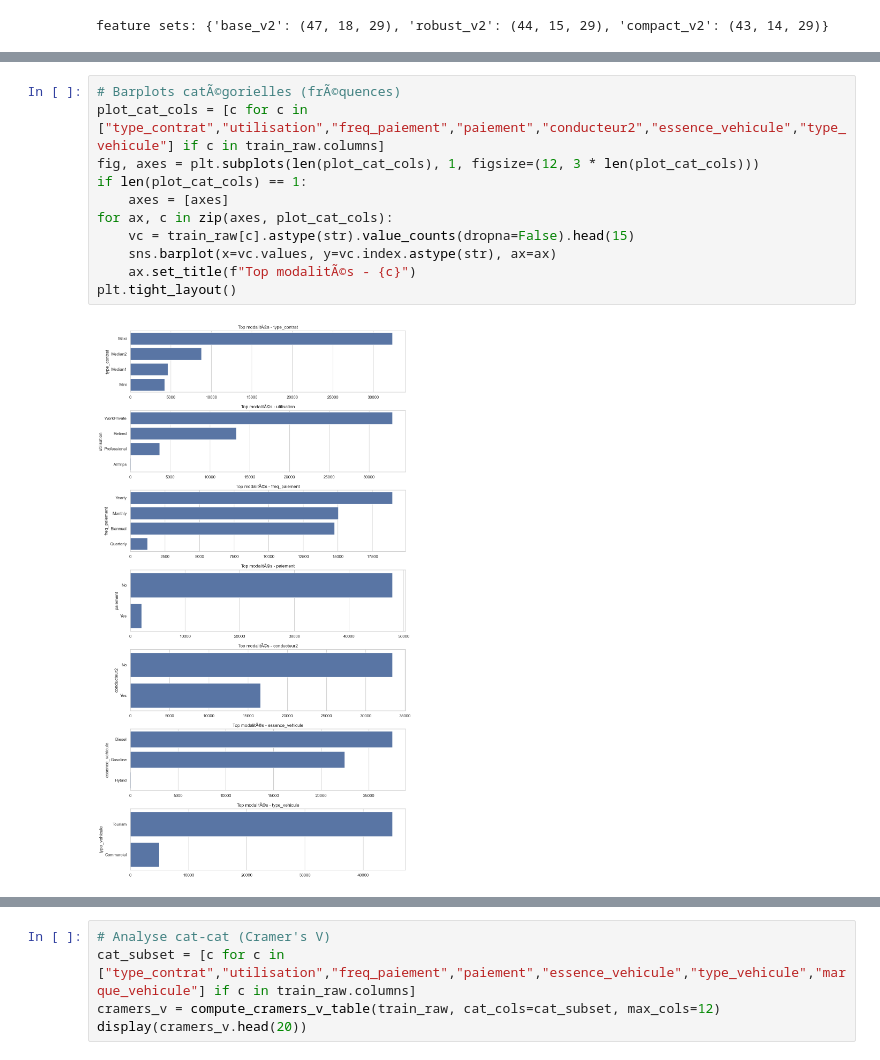
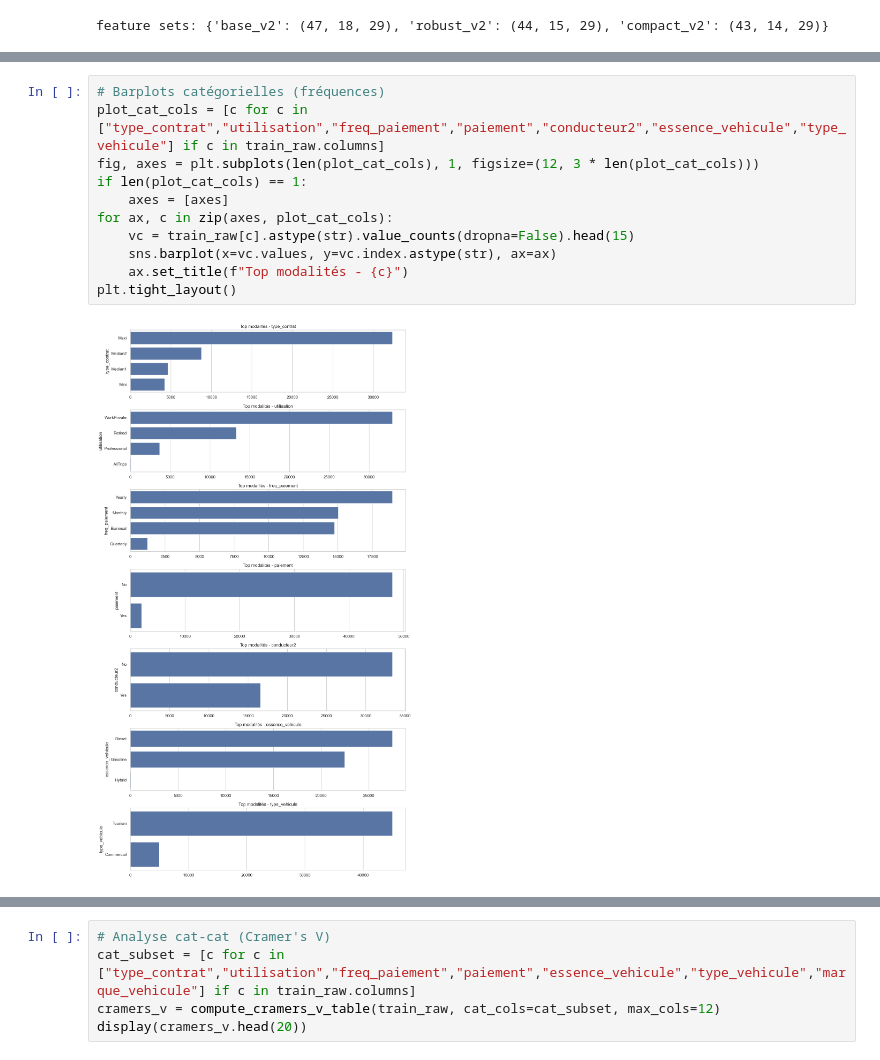
Before and after one commit to Mogramed/Calcul-prime-d-assurance, a Jupyter notebook: notebooks/ds/08_ds_eda_segmentation_preprocessing.ipynb, the cells around one changed output, grey strips where cells are left out. Cells and saved outputs as stored; diff of their text form.

```diff
--- a/notebooks/ds/08_ds_eda_segmentation_preprocessing.ipynb
+++ b/notebooks/ds/08_ds_eda_segmentation_preprocessing.ipynb
@@ -215,16 +215,16 @@ display(cat_stats)
 | 9 | sex_conducteur1 | 2 | M | 0.60194 | 0 | 0.000000 |
 | 14 | type_vehicule | 2 | Tourism | 0.90072 | 0 | 0.000000 |
 # %%
-# Barplots catÃ©gorielles (frÃ©quences)
+# Barplots catégorielles (fréquences)
 plot_cat_cols = [c for c in ["type_contrat","utilisation","freq_paiement","paiement","conducteur2","essence_vehicule","type_vehicule"] if c in train_raw.columns]
 fig, axes = plt.subplots(len(plot_cat_cols), 1, figsize=(12, 3 * len(plot_cat_cols)))
 if len(plot_cat_cols) == 1:
     axes = [axes]
 for ax, c in zip(axes, plot_cat_cols):
     vc = train_raw[c].astype(str).value_counts(dropna=False).head(15)
     sns.barplot(x=vc.values, y=vc.index.astype(str), ax=ax)
-    ax.set_title(f"Top modalitÃ©s - {c}")
+    ax.set_title(f"Top modalités - {c}")
 plt.tight_layout()
 # %% [output]
-[figure, old version]
+[figure, new version]
 # %%
```
Also changed, not shown: parts of 19 cells of this notebook, 5 other files.
